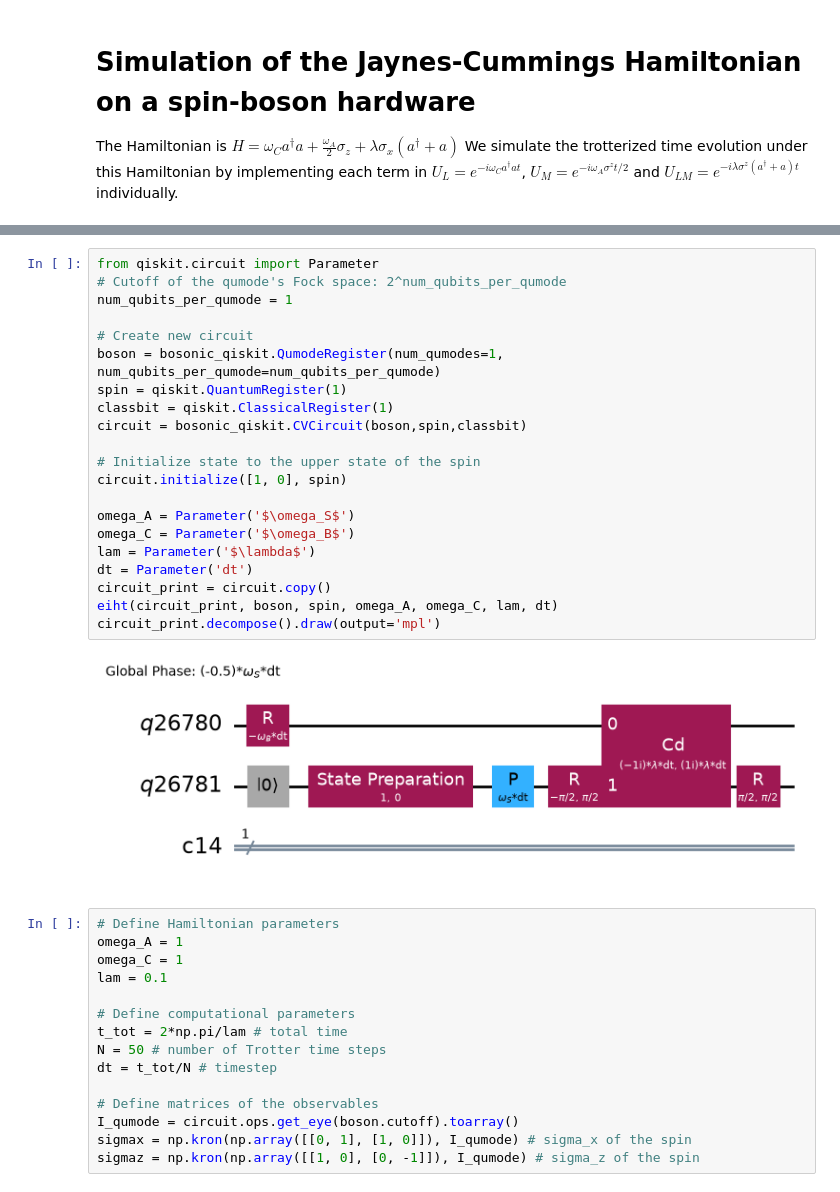
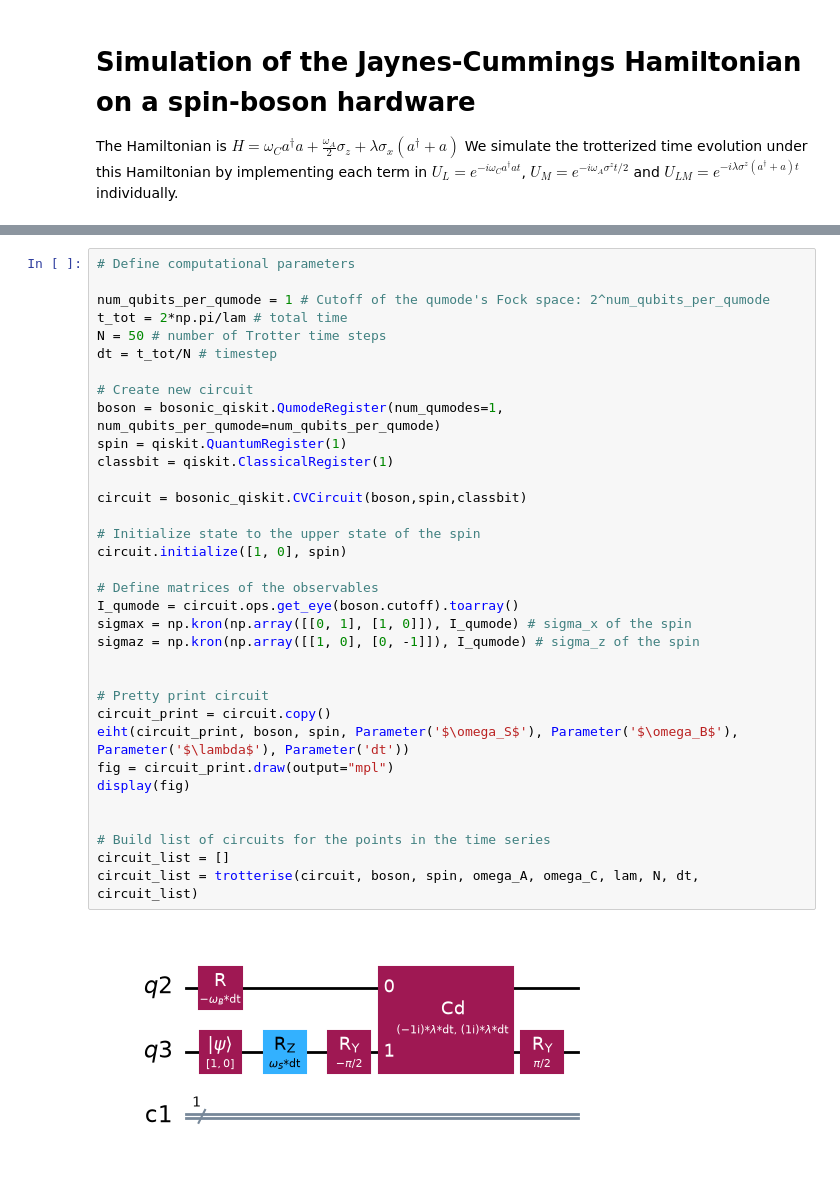
Before and after one commit to simkoi/bosonic_algo, a Jupyter notebook: JC_spin-boson_hardware.ipynb, the cells around one changed output, grey strips where cells are left out. Cells and saved outputs as stored; diff of their text form.

Commit message:
Add files via upload
Cleaned code, added missing imports

```diff
--- a/JC_spin-boson_hardware.ipynb
+++ b/JC_spin-boson_hardware.ipynb
@@ -75,38 +44,36 @@ def estimate(circuit, observable, params, estimator):
 # %%
-from qiskit.circuit import Parameter
-# Cutoff of the qumode's Fock space: 2^num_qubits_per_qumode
-num_qubits_per_qumode = 1
+# Define computational parameters
+
+num_qubits_per_qumode = 1 # Cutoff of the qumode's Fock space: 2^num_qubits_per_qumode
+t_tot = 2*np.pi/lam # total time
+N = 50 # number of Trotter time steps
+dt = t_tot/N # timestep
 
 # Create new circuit
 boson = bosonic_qiskit.QumodeRegister(num_qumodes=1, num_qubits_per_qumode=num_qubits_per_qumode)
 spin = qiskit.QuantumRegister(1)
 classbit = qiskit.ClassicalRegister(1)
+
 circuit = bosonic_qiskit.CVCircuit(boson,spin,classbit)
 
 # Initialize state to the upper state of the spin
 circuit.initialize([1, 0], spin)
 
-omega_A = Parameter('$\omega_S$')
-omega_C = Parameter('$\omega_B$')
-lam = Parameter('$\lambda$')
-dt = Parameter('dt')
+# Define matrices of the observables
+I_qumode = circuit.ops.get_eye(boson.cutoff).toarray()
+sigmax = np.kron(np.array([[0, 1], [1, 0]]), I_qumode) # sigma_x of the spin
+sigmaz = np.kron(np.array([[1, 0], [0, -1]]), I_qumode) # sigma_z of the spin
+
+
+# Pretty print circuit
 circuit_print = circuit.copy()
-eiht(circuit_print, boson, spin, omega_A, omega_C, lam, dt)
-circuit_print.decompose().draw(output='mpl')
+eiht(circuit_print, boson, spin, Parameter('$\omega_S$'), Parameter('$\omega_B$'), Parameter('$\lambda$'), Parameter('dt'))
+fig = circuit_print.draw(output="mpl")
+display(fig)
+
+
+# Build list of circuits for the points in the time series
+circuit_list = []
+circuit_list = trotterise(circuit, boson, spin, omega_A, omega_C, lam, N, dt, circuit_list)
 # %% [output]
-[figure, old version]
+[figure, new version]
-# %%
-# Define Hamiltonian parameters
-omega_A = 1
-omega_C = 1
-lam = 0.1
-
-# Define computational parameters
-t_tot = 2*np.pi/lam # total time
-N = 50 # number of Trotter time steps
-dt = t_tot/N # timestep
-
-# Define matrices of the observables
-I_qumode = circuit.ops.get_eye(boson.cutoff).toarray()
-sigmax = np.kron(np.array([[0, 1], [1, 0]]), I_qumode) # sigma_x of the spin
-sigmaz = np.kron(np.array([[1, 0], [0, -1]]), I_qumode) # sigma_z of the spin
```
Also changed, not shown: parts of 14 cells of this notebook.
